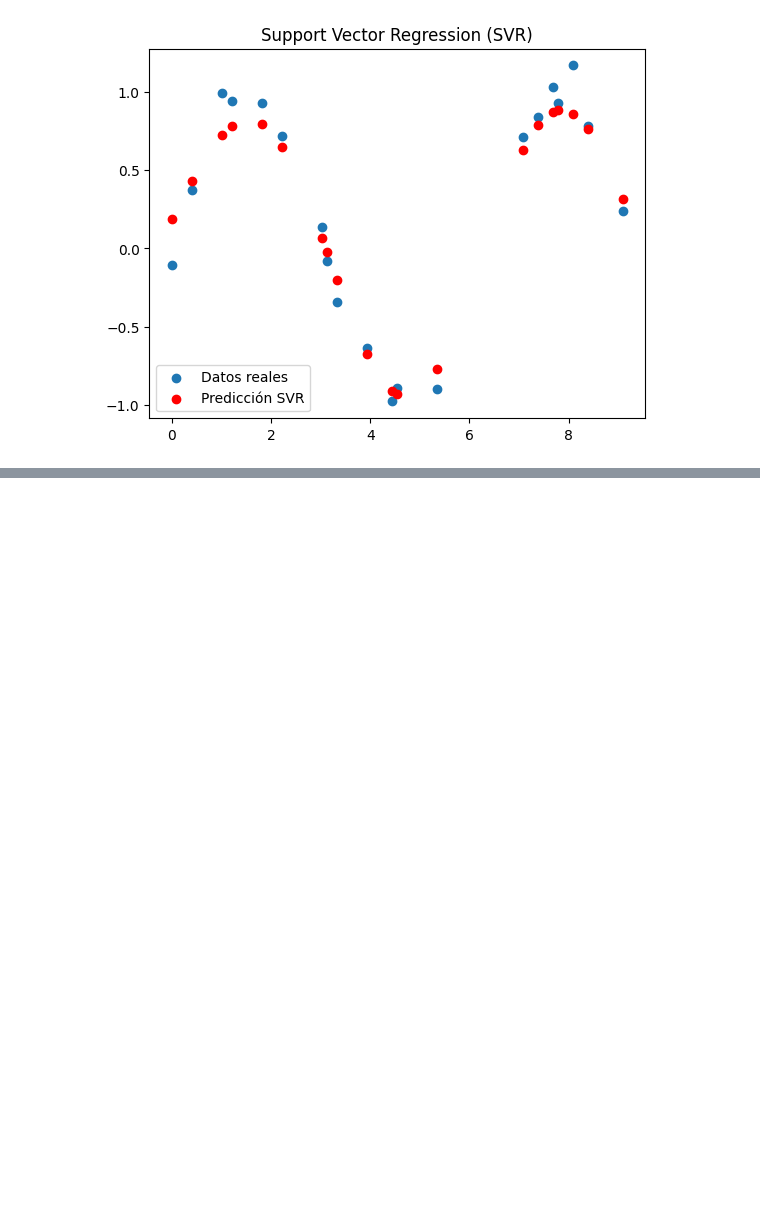
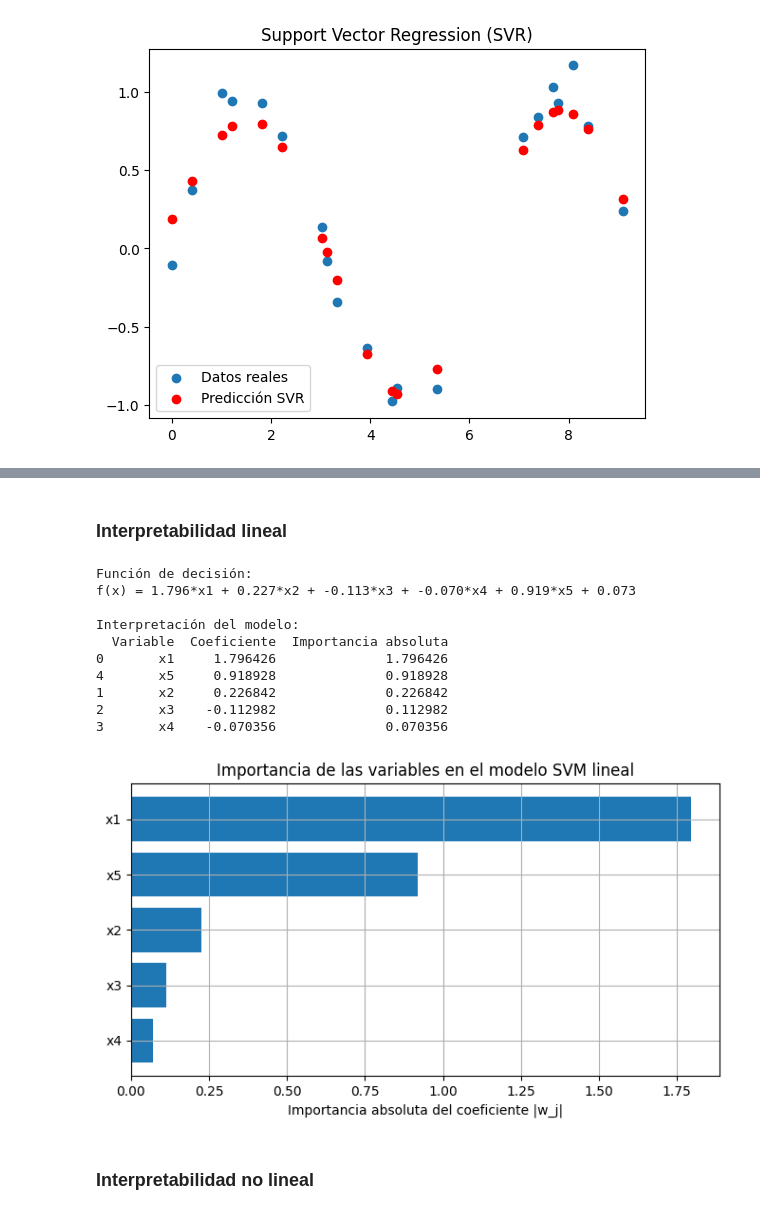
Before and after one commit to pikey-msc/AprendizMaquina, a Jupyter notebook: 2025-2/SVM/SMV.ipynb, the cells around one changed output, grey strips where cells are left out. Drawn from its saved outputs; the diff is of its cells as text; code cells hidden in the pictures; blank space fills up the shorter version.

```diff
--- a/2025-2/SVM/SMV.ipynb
+++ b/2025-2/SVM/SMV.ipynb
@@ -1507,0 +1546,76 @@ plt.show()
+# %% [markdown]
+### Interpretabilidad lineal
+# %%
+import numpy as np
+import pandas as pd
+import matplotlib.pyplot as plt
+from sklearn.datasets import make_classification
+from sklearn.svm import SVC
+from sklearn.model_selection import train_test_split
+
+# Generar datos sintéticos con múltiples variables predictoras
+X, y = make_classification(n_samples=200, n_features=5,
+                           n_informative=3, n_redundant=0,
+                           random_state=42)
+
+# Nombres de las variables
+feature_names = [f"x{i+1}" for i in range(X.shape[1])]
+
+# Convertir a DataFrame para mayor claridad
+df = pd.DataFrame(X, columns=feature_names)
+df["Clase"] = y
+
+# Separar conjunto de entrenamiento y prueba
+X_train, X_test, y_train, y_test = train_test_split(
+    df[feature_names], df["Clase"], test_size=0.2, random_state=42)
+
+# Entrenar SVM lineal
+modelo = SVC(kernel="linear", C=1.0)
+modelo.fit(X_train, y_train)
+
+# Obtener coeficientes y sesgo
+w = modelo.coef_[0]
+b = modelo.intercept_[0]
+
+# Mostrar la función de decisión
+print("Función de decisión:")
+equation = "f(x) = "
+for i, (coef, name) in enumerate(zip(w, feature_names)):
+    equation += f"{coef:.3f}*{name}"
+    if i < len(w) - 1:
+        equation += " + "
+equation += f" + {b:.3f}"
+print(equation)
+
+# Interpretación: mostrar en tabla
+interpretacion = pd.DataFrame({
+    "Variable": feature_names,
+    "Coeficiente": w,
+    "Importancia absoluta": np.abs(w)
+}).sort_values(by="Importancia absoluta", ascending=False)
+
+print("\nInterpretación del modelo:")
+print(interpretacion)
+
+# Visualizar la importancia de cada variable
+plt.figure(figsize=(8, 4))
+plt.barh(interpretacion["Variable"], interpretacion["Importancia absoluta"])
+plt.xlabel("Importancia absoluta del coeficiente |w_j|")
+plt.title("Importancia de las variables en el modelo SVM lineal")
+plt.gca().invert_yaxis()
+plt.grid(True)
+plt.show()
+# %% [output]
+Función de decisión:
+f(x) = 1.796*x1 + 0.227*x2 + -0.113*x3 + -0.070*x4 + 0.919*x5 + 0.073
+
+Interpretación del modelo:
+  Variable  Coeficiente  Importancia absoluta
+0       x1     1.796426              1.796426
+4       x5     0.918928              0.918928
+1       x2     0.226842              0.226842
+2       x3    -0.112982              0.112982
+3       x4    -0.070356              0.070356
+[figure, added]
+# %% [markdown]
+### Interpretabilidad no lineal
```
Also changed, not shown: parts of 6 cells of this notebook.
